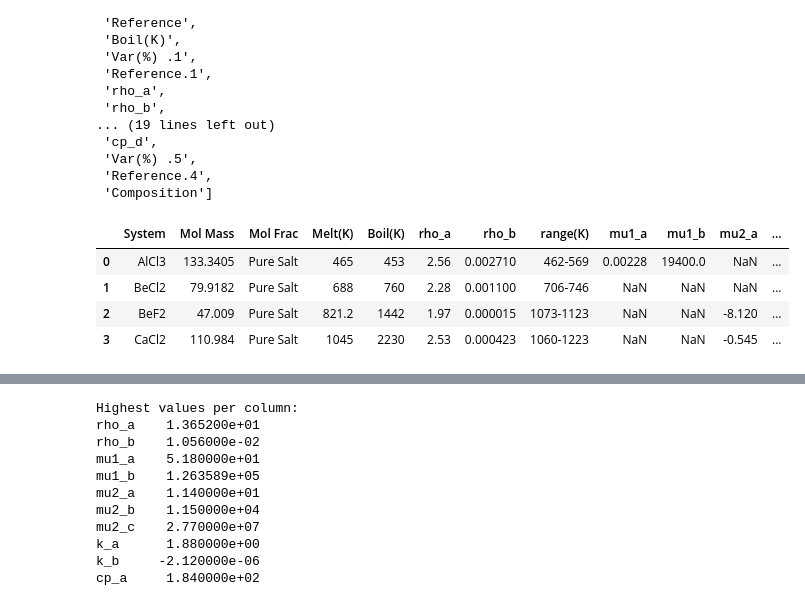
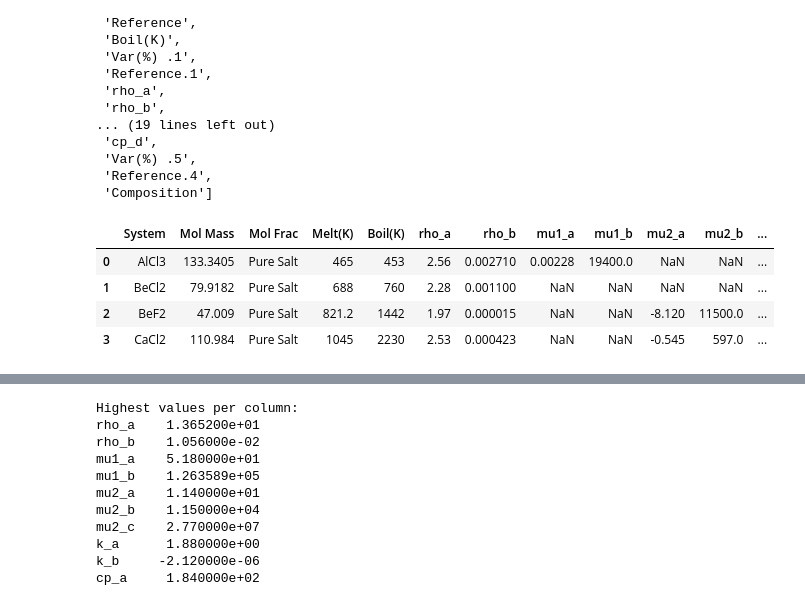
Before and after one commit to tanoret/MoltenSaltPropnet, a Jupyter notebook: data/data_cleaning.ipynb, the cells around one changed output, grey strips where cells are left out. Cells and saved outputs as stored; diff of their text form; code cells hidden in the pictures.

```diff
--- a/data/data_cleaning.ipynb
+++ b/data/data_cleaning.ipynb
@@ -39,13 +45,13 @@ data.columns.tolist()
 # %%
 df = data.drop(['Var(%)', 'Reference', 'Var(%) .1',
                   'Reference.1', 'Var(%) .2', 'Var(%) .3',
                   'Var(%) .5','Reference.4', 'Reference.2','Reference.3',
                   'Var(%) .4','Reference   .1', 'id',
-                  'cp_c','cp_d'], axis=1)
+                  'cp_c','cp_d','range(K)      .1','range(K).1','range(K)'], axis=1)
 df.head(4)
 # %% [output]
-|  | System | Mol Mass | Mol Frac | Melt(K) | Boil(K) | rho_a | rho_b | range(K) | mu1_a | mu1_b | mu2_a | ... |
-| 0 | AlCl3 | 133.3405 | Pure Salt | 465 | 453 | 2.56 | 0.002710 | 462-569 | 0.00228 | 19400.0 | NaN | ... |
-| 1 | BeCl2 | 79.9182 | Pure Salt | 688 | 760 | 2.28 | 0.001100 | 706-746 | NaN | NaN | NaN | ... |
-| 2 | BeF2 | 47.009 | Pure Salt | 821.2 | 1442 | 1.97 | 0.000015 | 1073-1123 | NaN | NaN | -8.120 | ... |
-| 3 | CaCl2 | 110.984 | Pure Salt | 1045 | 2230 | 2.53 | 0.000423 | 1060-1223 | NaN | NaN | -0.545 | ... |
+|  | System | Mol Mass | Mol Frac | Melt(K) | Boil(K) | rho_a | rho_b | mu1_a | mu1_b | mu2_a | mu2_b | ... |
+| 0 | AlCl3 | 133.3405 | Pure Salt | 465 | 453 | 2.56 | 0.002710 | 0.00228 | 19400.0 | NaN | NaN | ... |
+| 1 | BeCl2 | 79.9182 | Pure Salt | 688 | 760 | 2.28 | 0.001100 | NaN | NaN | NaN | NaN | ... |
+| 2 | BeF2 | 47.009 | Pure Salt | 821.2 | 1442 | 1.97 | 0.000015 | NaN | NaN | -8.120 | 11500.0 | ... |
+| 3 | CaCl2 | 110.984 | Pure Salt | 1045 | 2230 | 2.53 | 0.000423 | NaN | NaN | -0.545 | 597.0 | ... |
```
Also changed, not shown: parts of 10 cells of this notebook, 44 other files.
